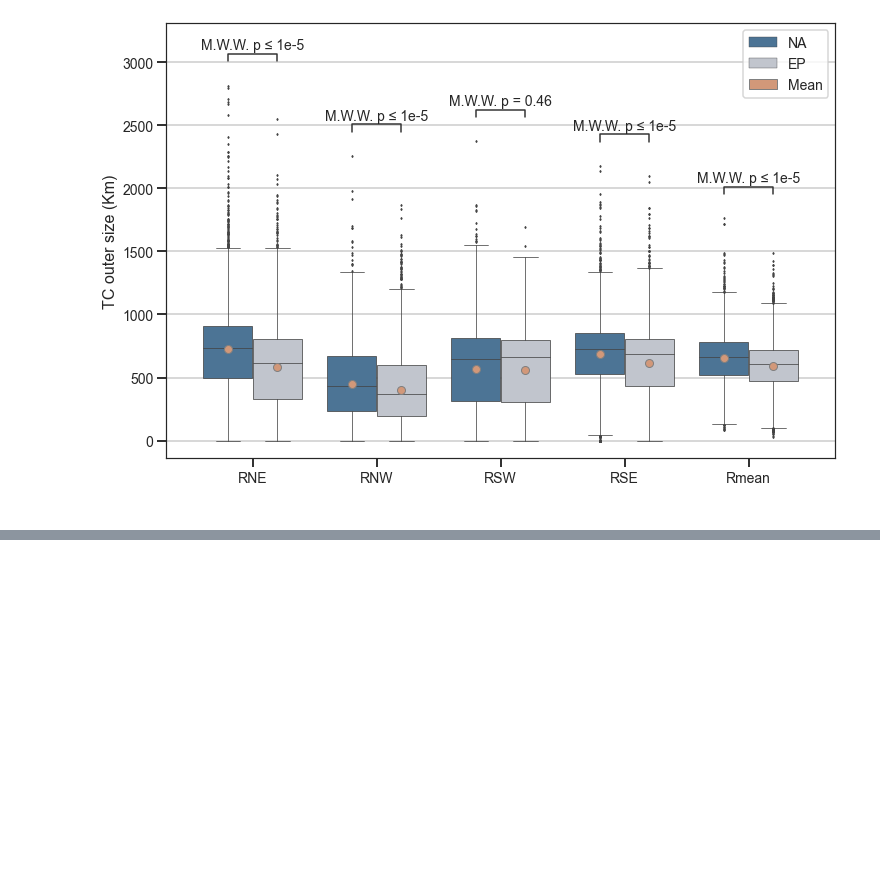
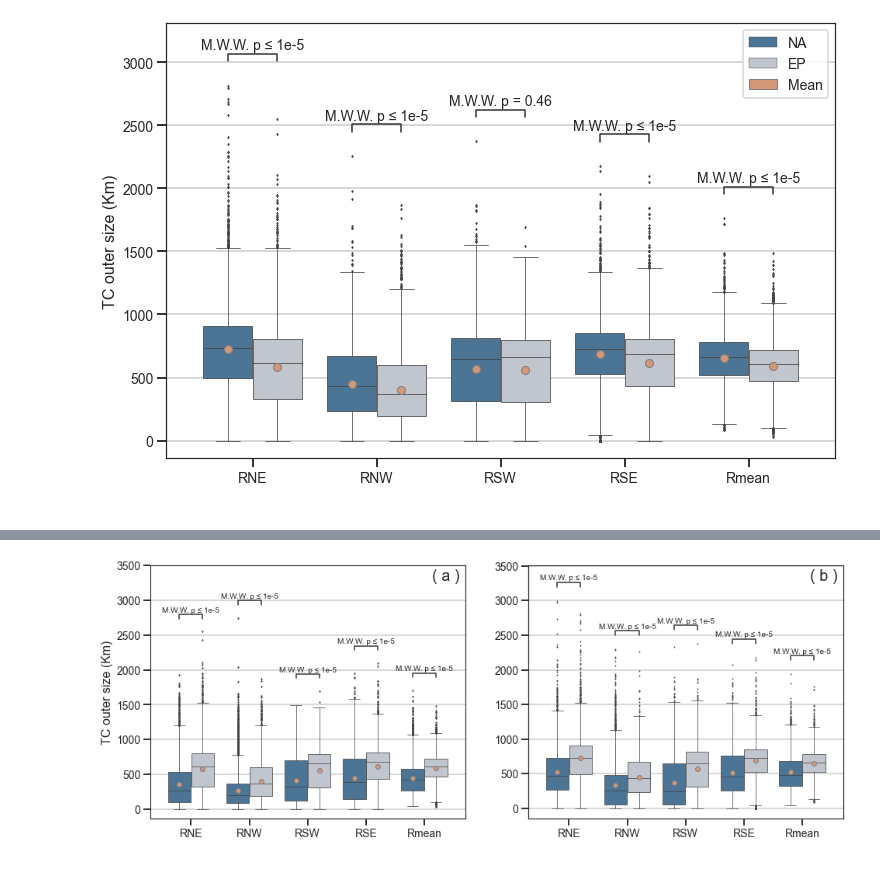
Before and after one commit to apereze/Figures_Article_DataBase, a Jupyter notebook: art_data/Figures_Art.ipynb, the cells around one changed output, grey strips where cells are left out. Saved outputs shown, nothing was run; the diff lists cells and outputs as text; code cells hidden in the pictures; blank space fills up the shorter version.

```diff
--- a/art_data/Figures_Art.ipynb
+++ b/art_data/Figures_Art.ipynb
@@ -563,0 +747,4 @@ Rmean_NA vs. Rmean_EP: Mann-Whitney-Wilcoxon test two-sided, P_val:2.692e-50 U_s
+# %%
+RADIOS_NA = pd.concat([df_cuenca('RPB',PCPNA.RNE,PCPNA.RNO,PCPNA.RSO,PCPNA.RSE,PCPNA.Rp),
+                    df_cuenca('ROCLOUD',dfNA.RNE,dfNA.RNO,dfNA.RSO,dfNA.RSE,dfNA.Rp)],
+                   axis= 0)
@@ -563,0 +812,78 @@ Rmean_NA vs. Rmean_EP: Mann-Whitney-Wilcoxon test two-sided, P_val:2.692e-50 U_s
+# %%
+f, axs = plt.subplots(1,2,figsize=(16, 6))
+custom_params = {"axes.spines.right": True, "axes.spines.top": True, "axes.spines.left": True}
+sns.set_theme(style='whitegrid', context="talk", rc=custom_params, color_codes = True)
+sns.set_style("ticks")
+#########################################################################################################################
+hue_plot_params = {
+    'data': RADIOS_EP,
+    'x': 'radio',
+    'y': 'tamaño',
+    "order": RADIOS_EP.radio.unique(),
+    "hue": "cuenca",
+    "hue_order": RADIOS_EP.cuenca.unique(),
+    "palette": [cm.lapaz(100), cm.osloS(29)]}
+ax =axs[0]
+bp = sns.boxplot( ax = ax,
+                 **hue_plot_params,
+                 linewidth= 0.75,
+                 fliersize = 1.5,
+                 showmeans=True,
+                 meanprops={"marker":"o",
+                            "markerfacecolor":cm.budaS(100),
+                            "markeredgecolor":"gray",
+                            "markersize":"6"})
+
+annotator = Annotator(bp,pairs, **hue_plot_params)
+annotator.configure(test= 'Mann-Whitney', text_format ='simple', fontsize = 10)
+annotator.apply_and_annotate()
+
+for axis in ['top','bottom','left','right']:
+    ax.spines[axis].set_linewidth(1.2)
+
+ax.yaxis.grid(True)
+ax.set_ylabel('TC outer size (Km)', fontsize=16)
+ax.set_xlabel(' ')
+ax.tick_params(axis='both', which='major', labelsize=14)
+
+plt.setp(f.axes, yticks=np.arange(0,3501, 500))
+ax.get_legend().set_visible(False)
+ax.text(4.6, 3350, '( a )', fontsize = 20, verticalalignment='center', horizontalalignment='right')
+#########################################################################################################################
+hue_plot_params = {
+    'data': RADIOS_NA,
+    'x': 'radio',
+    'y': 'tamaño',
+    "order": RADIOS_NA.radio.unique(),
+    "hue": "cuenca",
+    "hue_order": RADIOS_NA.cuenca.unique(),
+    "palette": [cm.lapaz(100), cm.osloS(29)]}
+ax =axs[1]
+bp = sns.boxplot( ax = ax,
+                 **hue_plot_params,
+                 linewidth= 0.75,
+                 fliersize = 1,
+                 showmeans=True,
+                 meanprops={"marker":"o",
+                            "markerfacecolor":cm.budaS(100),
+                            "markeredgecolor":"gray",
+                            "markersize":"6"})
+
+annotator = Annotator(bp,pairs, **hue_plot_params)
+annotator.configure(test= 'Mann-Whitney', text_format ='simple', fontsize = 10)
+annotator.apply_and_annotate()
+
+for axis in ['top','bottom','left','right']:
+    ax.spines[axis].set_linewidth(1.2)
+
+ax.yaxis.grid(True)
+ax.set_ylabel(' ', fontsize=16)
+ax.set_xlabel(' ')
+ax.tick_params(axis='both', which='major', labelsize=14)
+
+plt.setp(f.axes, yticks=np.arange(0,3501, 500))
+ax.get_legend().set_visible(False)
+ax.text(4.6, 3350, '( b )', fontsize = 20, verticalalignment='center', horizontalalignment='right')
+
+plt.savefig("F3.jpeg", dpi= 300, bbox_inches='tight')
+# %% [output]
@@ -563,0 +900 @@ Rmean_NA vs. Rmean_EP: Mann-Whitney-Wilcoxon test two-sided, P_val:2.692e-50 U_s
+[figure, added]
```
Also changed, not shown: parts of 28 cells of this notebook, 5 other files.
